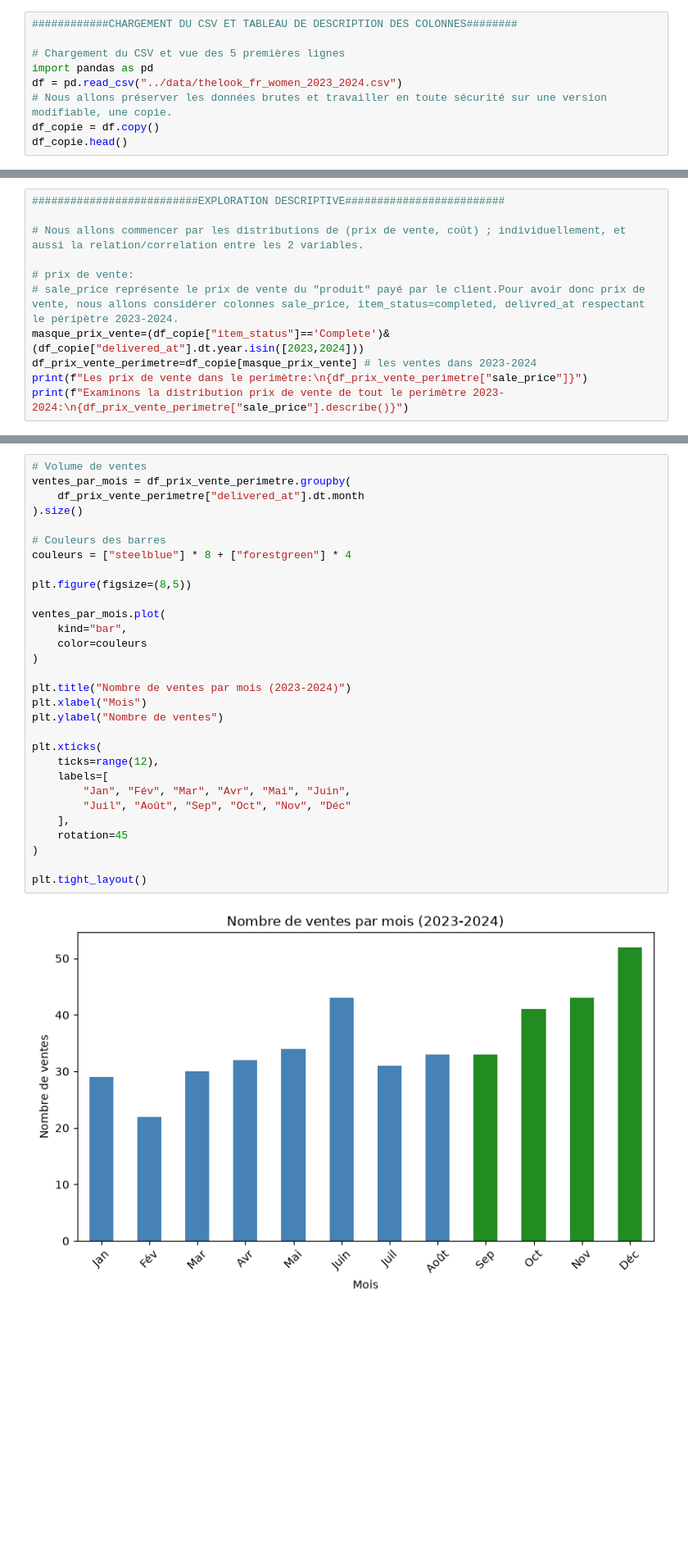
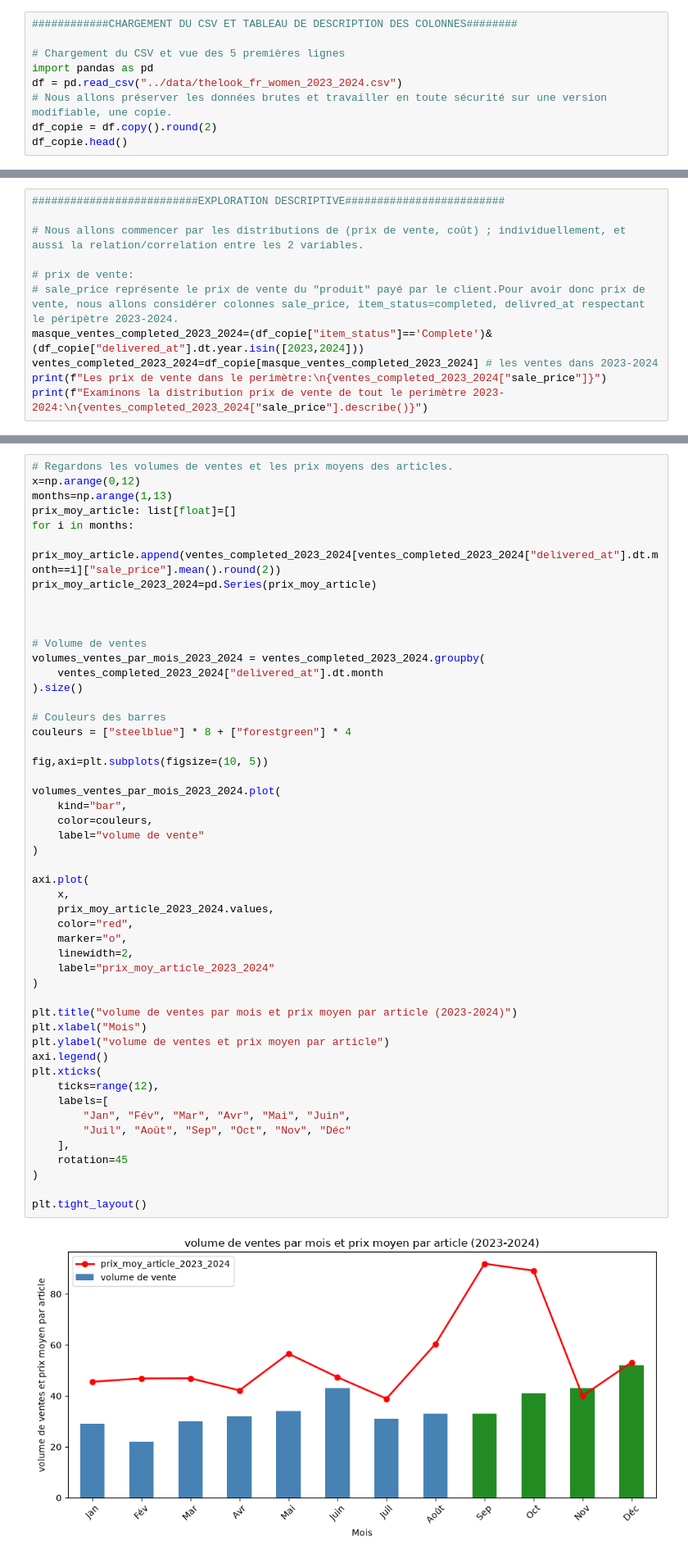
Before and after one commit to glimaleba/projet_thelook, a Jupyter notebook: notebooks/01_EDA_python.ipynb, the cells around one changed output, grey strips where cells are left out. Shown at 82% size. Drawn from its saved outputs; the diff is of its cells as text; blank space fills up the shorter version.

```diff
--- a/notebooks/01_EDA_python.ipynb
+++ b/notebooks/01_EDA_python.ipynb
@@ -5,7 +5,7 @@
 import pandas as pd
 df = pd.read_csv("../data/thelook_fr_women_2023_2024.csv")
 # Nous allons préserver les données brutes et travailler en toute sécurité sur une version modifiable, une copie.
-df_copie = df.copy()
+df_copie = df.copy().round(2)
 df_copie.head()
 # %% [output]
 |  | order_id | order_item_id | product_id | item_created_at | item_status | sale_price | cost | category | ... |
@@ -382,9 +531,9 @@ print(masque_coherence_shipped_and_delivered.sum())
 
 # prix de vente:
 # sale_price représente le prix de vente du "produit" payé par le client.Pour avoir donc prix de vente, nous allons considérer colonnes sale_price, item_status=completed, delivred_at respectant le péripètre 2023-2024.
-masque_prix_vente=(df_copie["item_status"]=='Complete')&(df_copie["delivered_at"].dt.year.isin([2023,2024]))
-df_prix_vente_perimetre=df_copie[masque_prix_vente] # les ventes dans 2023-2024
-print(f"Les prix de vente dans le perimètre:\n{df_prix_vente_perimetre["sale_price"]}")
-print(f"Examinons la distribution prix de vente de tout le perimètre 2023-2024:\n{df_prix_vente_perimetre["sale_price"].describe()}")
+masque_ventes_completed_2023_2024=(df_copie["item_status"]=='Complete')&(df_copie["delivered_at"].dt.year.isin([2023,2024]))
+ventes_completed_2023_2024=df_copie[masque_ventes_completed_2023_2024] # les ventes dans 2023-2024
+print(f"Les prix de vente dans le perimètre:\n{ventes_completed_2023_2024["sale_price"]}")
+print(f"Examinons la distribution prix de vente de tout le perimètre 2023-2024:\n{ventes_completed_2023_2024["sale_price"].describe()}")
 # %% [output]
 Les prix de vente dans le perimètre:
@@ -641,32 +791,52 @@ plt.tight_layout()
 # %%
+# Regardons les volumes de ventes et les prix moyens des articles.
+x=np.arange(0,12)
+months=np.arange(1,13)
+prix_moy_article: list[float]=[]
+for i in months:
+    prix_moy_article.append(ventes_completed_2023_2024[ventes_completed_2023_2024["delivered_at"].dt.month==i]["sale_price"].mean().round(2))
+prix_moy_article_2023_2024=pd.Series(prix_moy_article)
+
+
+
 # Volume de ventes
-ventes_par_mois = df_prix_vente_perimetre.groupby(
-    df_prix_vente_perimetre["delivered_at"].dt.month
+volumes_ventes_par_mois_2023_2024 = ventes_completed_2023_2024.groupby(
+    ventes_completed_2023_2024["delivered_at"].dt.month
 ).size()
 
 # Couleurs des barres
 couleurs = ["steelblue"] * 8 + ["forestgreen"] * 4
 
-plt.figure(figsize=(8,5))
+fig,axi=plt.subplots(figsize=(10, 5))
 
-ventes_par_mois.plot(
+volumes_ventes_par_mois_2023_2024.plot(
     kind="bar",
-    color=couleurs
+    color=couleurs,
+    label="volume de vente"
 )
 
-plt.title("Nombre de ventes par mois (2023-2024)")
+axi.plot(
+    x,
+    prix_moy_article_2023_2024.values,
+    color="red",
+    marker="o",
+    linewidth=2,
+    label="prix_moy_article_2023_2024"
+)
+
+plt.title("volume de ventes par mois et prix moyen par article (2023-2024)")
 plt.xlabel("Mois")
-plt.ylabel("Nombre de ventes")
-
+plt.ylabel("volume de ventes et prix moyen par article")
+axi.legend()
 plt.xticks(
     ticks=range(12),
     labels=[
         "Jan", "Fév", "Mar", "Avr", "Mai", "Juin",
         "Juil", "Août", "Sep", "Oct", "Nov", "Déc"
     ],
     rotation=45
 )
 
 plt.tight_layout()
 # %% [output]
-[figure, old version]
+[figure, new version]
```
Also changed, not shown: parts of 37 cells of this notebook.
